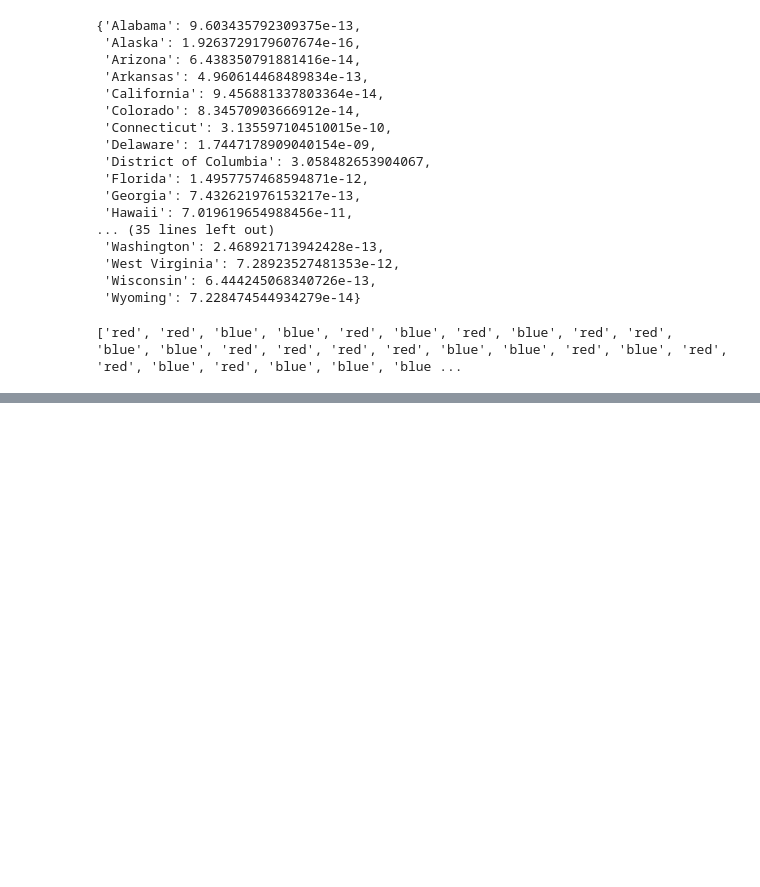
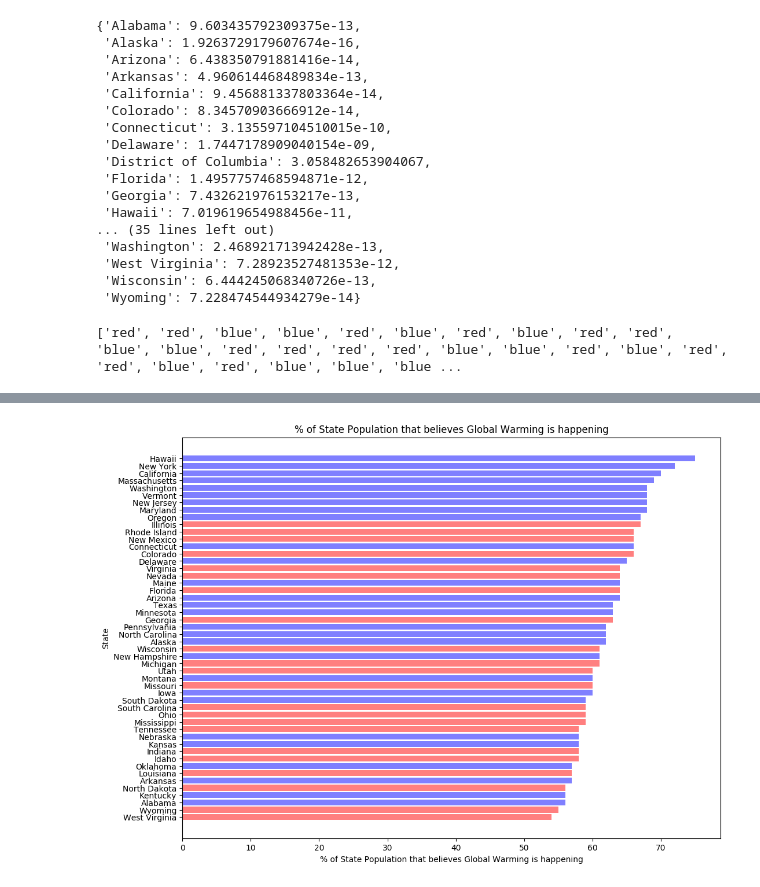
Before and after one commit to pjsimmon/COGS108_Repo, a Jupyter notebook: Simmons_Data_Wrangling.ipynb, the cells around one changed output, grey strips where cells are left out. Cells and saved outputs as stored; diff of their text form; code cells hidden in the pictures; blank space fills up the shorter version.

```diff
--- a/Simmons_Data_Wrangling.ipynb
+++ b/Simmons_Data_Wrangling.ipynb
@@ -479,0 +486,7 @@ plt.show()
+# %%
+states = df_YPCCC_2014_State_new["Statename"]
+happenings = df_YPCCC_2014_State_new["happening"]
+states_happening_dict = dict(zip(states, happenings))
+
+sorted_states_happening_dict = sorted(states_happening_dict.items(), key=operator.itemgetter(1))
+sorted_states_happening_dict
@@ -479,0 +511,31 @@ plt.show()
+# %%
+import matplotlib.pyplot as plt; plt.rcdefaults()
+import numpy as np
+import matplotlib.pyplot as plt
+
+fig_size = plt.rcParams["figure.figsize"]
+
+fig_size[0] = 12
+fig_size[1] = 9
+plt.rcParams["figure.figsize"] = fig_size
+
+States = []
+Happening = []
+
+for state, hap in sorted_states_happening_dict:
+    if state != "District of Columbia":
+        States.append(state)
+        Happening.append(hap)
+
+y_pos = np.arange(len(States))
+
+plt.barh(y_pos, Happening, align='center', alpha=0.5, color=colors)
+plt.yticks(y_pos, States)
+plt.xlabel('% of State Population that believes Global Warming is happening')
+plt.ylabel('State')
+
+plt.title('% of State Population that believes Global Warming is happening')
+
+plt.show()
+# %% [output]
+[figure, added]
```
Also changed, not shown: parts of 4 cells of this notebook.
